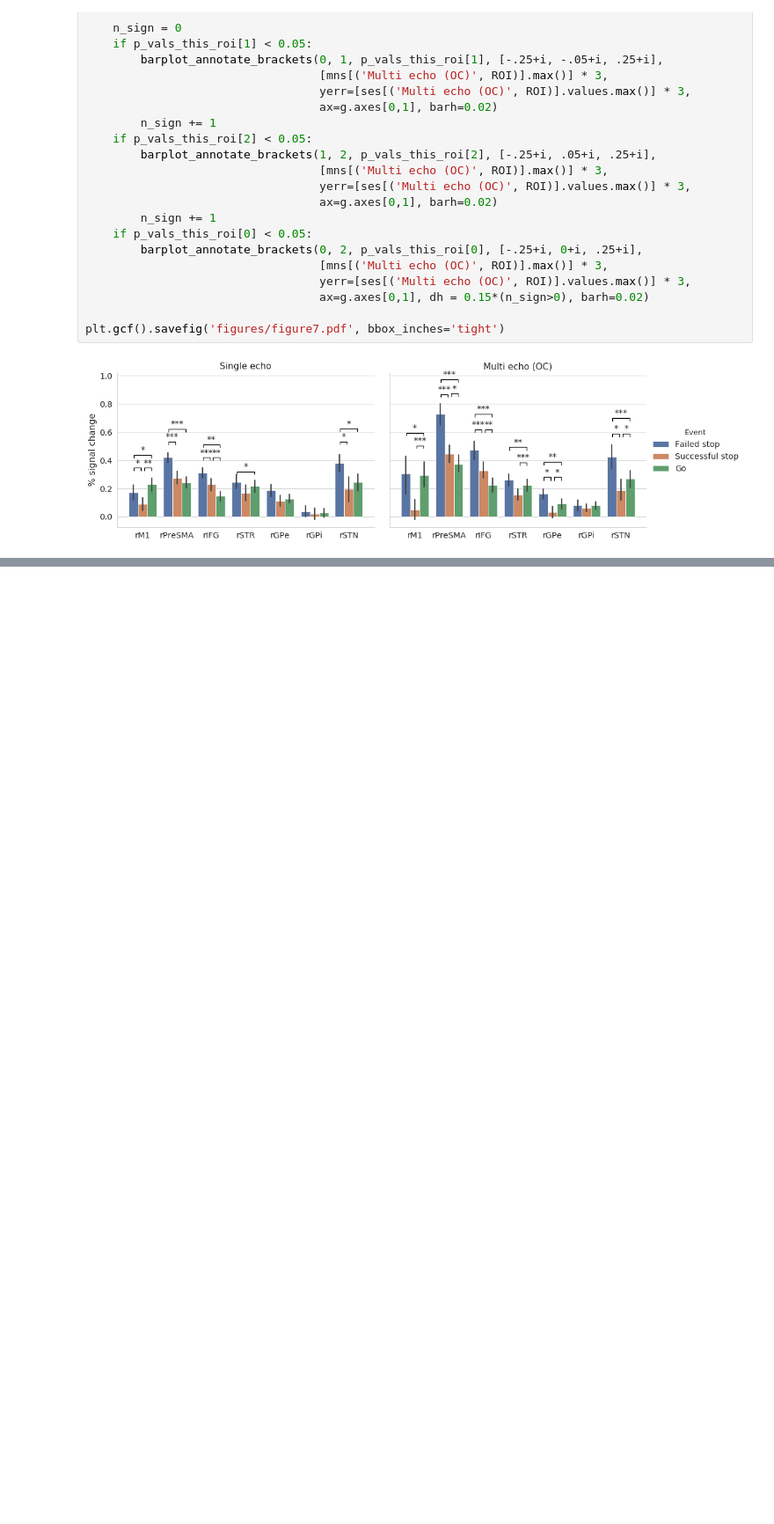
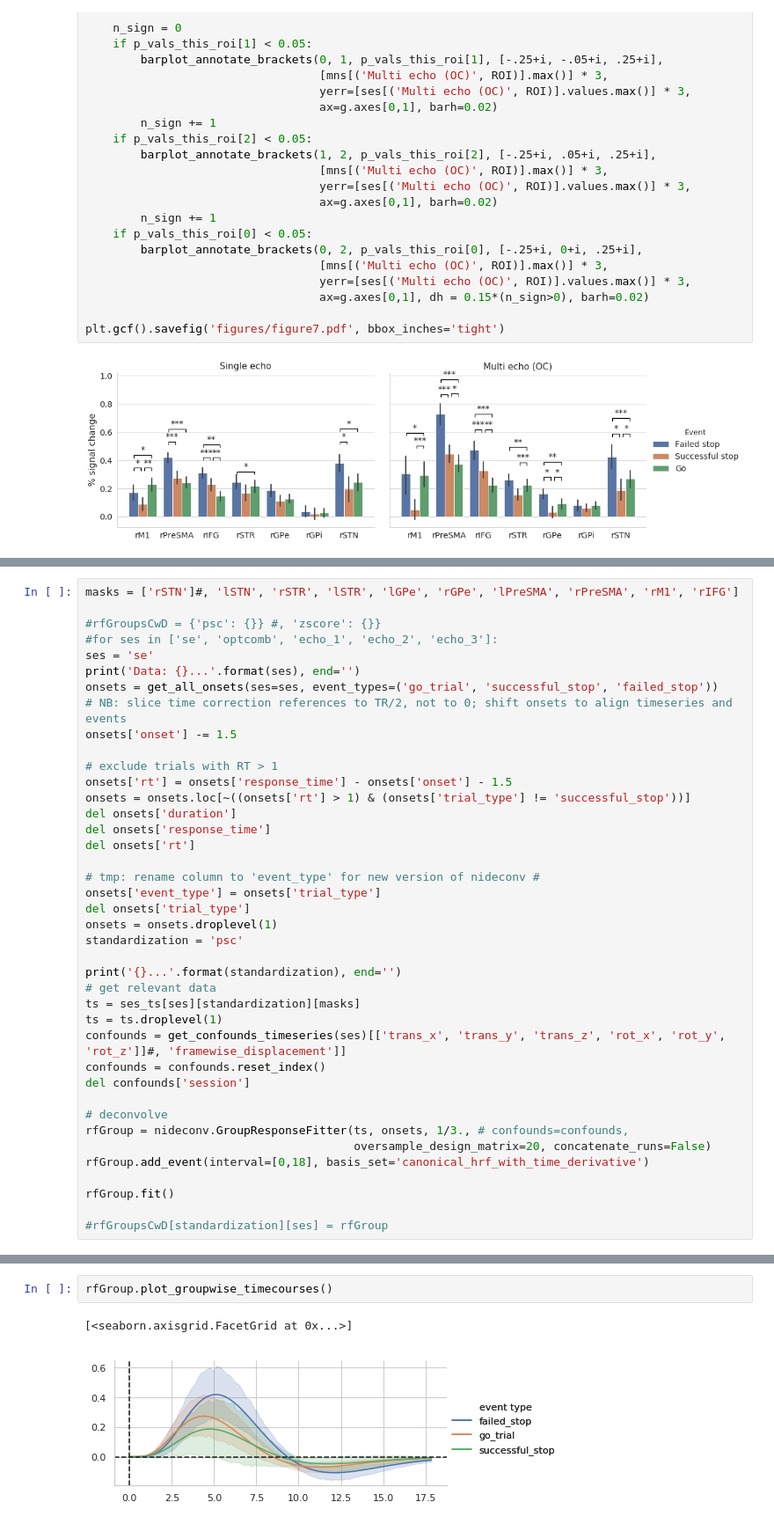
Before and after one commit to StevenM1/fMRI_protocol_comparison_se_me, a Jupyter notebook: pipeline_4d_statistics-GLM-ROI.ipynb, the cells around one changed output, grey strips where cells are left out. Shown at 88% size. Saved outputs shown, nothing was run; the diff lists cells and outputs as text; blank space fills up the shorter version.

```diff
--- a/pipeline_4d_statistics-GLM-ROI.ipynb
+++ b/pipeline_4d_statistics-GLM-ROI.ipynb
@@ -1713,0 +1731,40 @@ plt.gcf().savefig('figures/figure7.pdf', bbox_inches='tight')
+# %%
+masks = ['rSTN']#, 'lSTN', 'rSTR', 'lSTR', 'lGPe', 'rGPe', 'lPreSMA', 'rPreSMA', 'rM1', 'rIFG']
+
+#rfGroupsCwD = {'psc': {}} #, 'zscore': {}}
+#for ses in ['se', 'optcomb', 'echo_1', 'echo_2', 'echo_3']:
+ses = 'se'
+print('Data: {}...'.format(ses), end='')
+onsets = get_all_onsets(ses=ses, event_types=('go_trial', 'successful_stop', 'failed_stop'))
+# NB: slice time correction references to TR/2, not to 0; shift onsets to align timeseries and events
+onsets['onset'] -= 1.5
+
+# exclude trials with RT > 1
+onsets['rt'] = onsets['response_time'] - onsets['onset'] - 1.5
+onsets = onsets.loc[~((onsets['rt'] > 1) & (onsets['trial_type'] != 'successful_stop'))]
+del onsets['duration']
+del onsets['response_time']
+del onsets['rt']
+
+# tmp: rename column to 'event_type' for new version of nideconv #
+onsets['event_type'] = onsets['trial_type']
+del onsets['trial_type']
+onsets = onsets.droplevel(1)
+standardization = 'psc'
+
+print('{}...'.format(standardization), end='')
+# get relevant data
+ts = ses_ts[ses][standardization][masks]
+ts = ts.droplevel(1)
+confounds = get_confounds_timeseries(ses)[['trans_x', 'trans_y', 'trans_z', 'rot_x', 'rot_y', 'rot_z']]#, 'framewise_displacement']]
+confounds = confounds.reset_index()
+del confounds['session']
+
+# deconvolve
+rfGroup = nideconv.GroupResponseFitter(ts, onsets, 1/3., # confounds=confounds,
+                                       oversample_design_matrix=20, concatenate_runs=False)
+rfGroup.add_event(interval=[0,18], basis_set='canonical_hrf_with_time_derivative')
+
+rfGroup.fit()
+
+#rfGroupsCwD[standardization][ses] = rfGroup
@@ -1713,0 +1774,5 @@ plt.gcf().savefig('figures/figure7.pdf', bbox_inches='tight')
+# %%
+rfGroup.plot_groupwise_timecourses()
+# %% [output]
+[<seaborn.axisgrid.FacetGrid at 0x...>]
+[figure, added]
```
Also changed, not shown: parts of 21 cells of this notebook, 4 other files.
